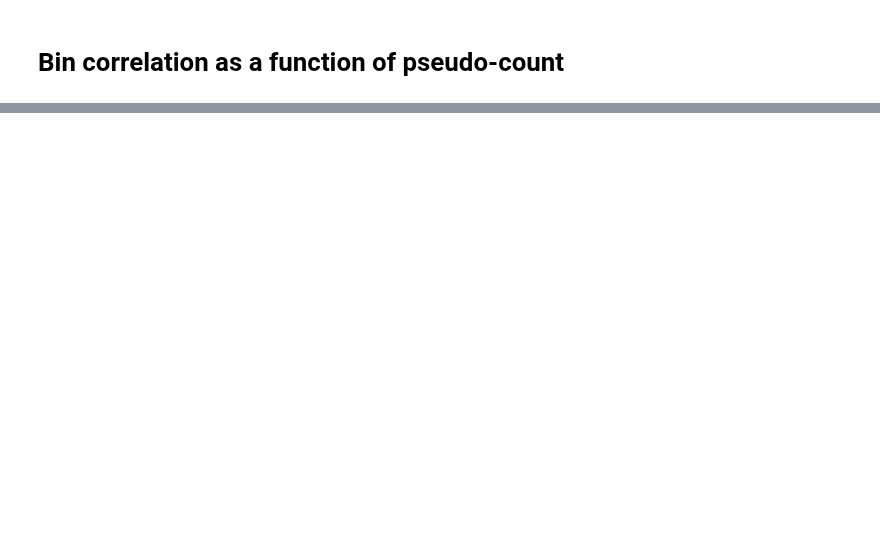
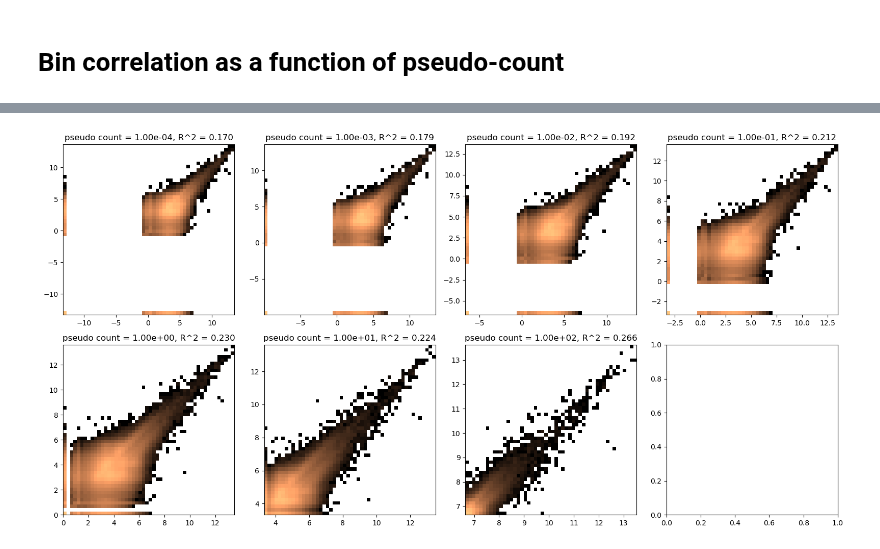
Before and after one commit to jmbreda/PROseq, a Jupyter notebook: notebooks/Find_pseudo_count.ipynb, the cells around one changed output, grey strips where cells are left out. Saved outputs shown, nothing was run; the diff lists cells and outputs as text; code cells hidden in the pictures; blank space fills up the shorter version.

```diff
--- a/notebooks/Find_pseudo_count.ipynb
+++ b/notebooks/Find_pseudo_count.ipynb
@@ -145,0 +143,99 @@ plt.tight_layout()
+# %%
+bw_path = '../results/binned_norm_coverage'
+
+for bin_size in [1000,10000]:
+
+    # Load bigWigs
+    bw_files = {}
+    for t in T:
+        sample = f'CT{t:02d}'
+        bw_files[t] = {}
+        for strand in Strands:
+            fin = f"{bw_path}/{sample}/NormCoverage_3p_{strand}_bin{bin_size}bp.bw"
+            bw_files[t][strand] = bw.open(fin)
+
+    # get data frame
+    X = np.zeros((0,len(T)))
+    for chr in CHR:
+        print(chr)
+        df_chr = {}
+        for strand in ['forward','reverse']:
+            df_chr[strand] = pd.DataFrame(columns=['start','end'])
+            for t in T:
+                df_t = pd.DataFrame(bw_files[t][strand].intervals(chr))
+                df_t.columns = ['start','end',f"{t}"]
+                df_chr[strand] = pd.merge(df_chr[strand],df_t,on=['start','end'],how='outer')
+            df_chr[strand].sort_values('start',inplace=True)
+
+        # merge forward and reverse (sum)
+        df_chr = pd.merge(df_chr['forward'],df_chr['reverse'],on=['start','end'],how='outer')
+        for t in T:
+            idx_na = df_chr[[f"{t}_x",f"{t}_y"]].isna().all(1)
+            df_chr[f"{t}"] = df_chr[[f"{t}_x",f"{t}_y"]].sum(1)
+            df_chr.loc[idx_na,f"{t}"] = np.nan
+            df_chr.drop([f"{t}_x",f"{t}_y"],axis=1,inplace=True)
+
+        # append to data frame
+        X = np.concatenate((X,df_chr[[f"{t}" for t in T]].values),axis=0)
+
+
+    # remove position with 75% or more missing values (at least 5 out of 12 time points)
+    X = X[(np.isnan(X).sum(1) < len(T)*0.75),:]
+
+    # replace missing values with 0
+    X[np.isnan(X)] = 0
+
+    PC = 10**np.arange(-4,2.001,1,dtype=float)
+
+    t1 = T<24
+    t2 = ~t1
+
+    pc_R2 = np.zeros((len(PC),2))
+    pc_R2[:,0] = PC
+    E = np.zeros((len(PC),2))
+    E[:,0] = PC
+
+    n_col = 4
+    n_row = np.ceil(len(PC)/n_col).astype(int)
+
+    fig, axes = plt.subplots(n_row,n_col,figsize=(n_col*4,n_row*4))
+    for i,pc in enumerate(PC):
+
+        # add pseudo count
+        #X += pc
+
+        if True:
+            # take the log of the data
+            if pc == 0:
+                X_log = X
+            else:
+                X_log = np.log2(X+pc)
+
+            pc_R2[i,1] = np.corrcoef(X_log[:,t1].flatten(),X_log[:,t2].flatten())[0,1]**2
+            E[i,1] = entropy(np.histogram(X_log.mean(1),bins=100,density=True)[0])
+
+
+        ax = axes.flatten()[i]
+        ax.hist2d(X_log[:,t1].flatten(),X_log[:,t2].flatten(),bins=50,cmap='copper',norm=mpl.colors.LogNorm())
+        ax.set_title(f'pseudo count = {pc:.2e}, R^2 = {pc_R2[i,1]:.3f}')
+
+    fig.tight_layout()
+
+    plt.figure(figsize=(8,4))
+
+    ax = plt.subplot(121)
+    ax.plot(pc_R2[:,0],pc_R2[:,1])
+    ax.set_xlabel('pseudo count')
+    ax.set_ylabel('R^2')
+    ax.set_xscale('log')
+    ax.grid()
+
+    ax = plt.subplot(122)
+    ax.plot(E[:,0],E[:,1])
+    ax.set_xlabel('pseudo count')
+    ax.set_ylabel('Entropy')
+    ax.set_xscale('log')
+    ax.grid()
+
+    plt.tight_layout()
+# %% [output]
@@ -145,0 +259 @@ plt.tight_layout()
+[figure, added]
```
Also changed, not shown: parts of 4 cells of this notebook, 19 other files.
